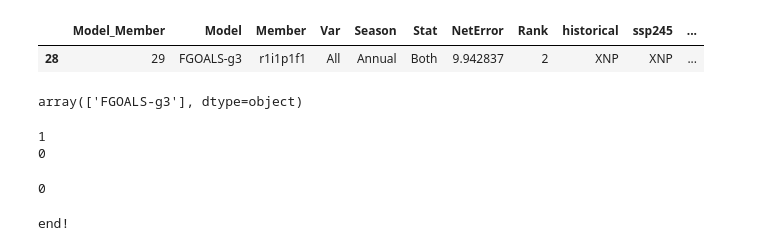
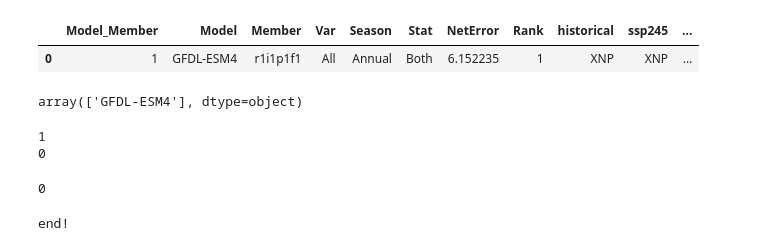
Before and after one commit to wjcapehart/LOCA2_Prep, a Jupyter notebook: cdo_climatology.ipynb, the cells around one changed output. Drawn from its saved outputs; the diff is of its cells as text; code cells hidden in the pictures.

```diff
--- a/cdo_climatology.ipynb
+++ b/cdo_climatology.ipynb
@@ -40,18 +56,18 @@ scenarios          = ["historical",
 # %%
 loca2_ensembles_list = pd.read_csv(filepath_or_buffer = loca2_inv_file)
 
-loca2_ensembles_list = loca2_ensembles_list[loca2_ensembles_list['Model_Member'] == 29]
+loca2_ensembles_list = loca2_ensembles_list[loca2_ensembles_list['Model_Member'] == 1]
 
 display(loca2_ensembles_list)
 models  = loca2_ensembles_list[ "Model"].values
 members = loca2_ensembles_list["Member"].values
 # %% [output]
 |  | Model_Member | Model | Member | Var | Season | Stat | NetError | Rank | historical | ssp245 | ... |
-| 28 | 29 | FGOALS-g3 | r1i1p1f1 | All | Annual | Both | 9.942837 | 2 | XNP | XNP | ... |
+| 0 | 1 | GFDL-ESM4 | r1i1p1f1 | All | Annual | Both | 6.152235 | 1 | XNP | XNP | ... |
 # %%
 models
 # %% [output]
-array(['FGOALS-g3'], dtype=object)
+array(['GFDL-ESM4'], dtype=object)
 # %%
 meta_script_name = "./CDO_MONAVG.csh"
 f0 = open(file     = meta_script_name,
```
Also changed, not shown: parts of 3 cells of this notebook, 8 other files.
